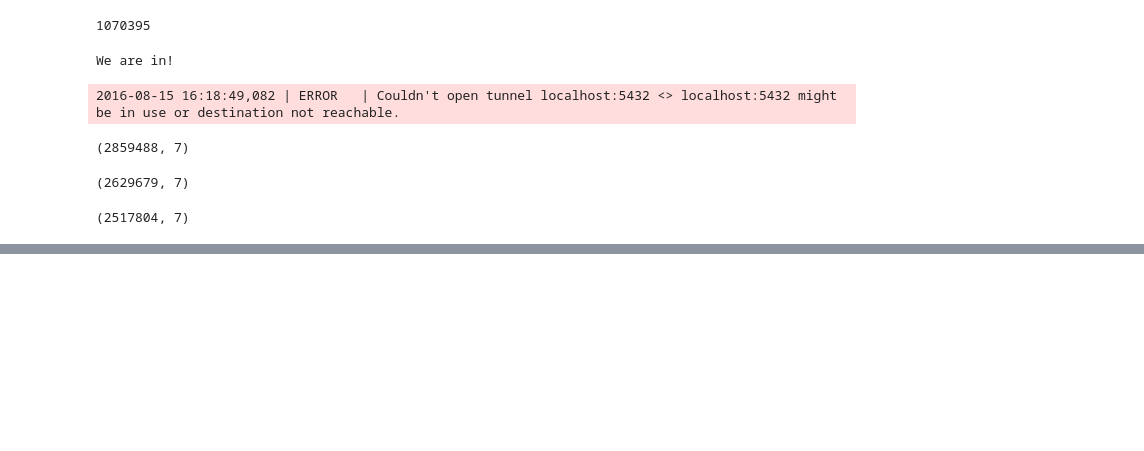
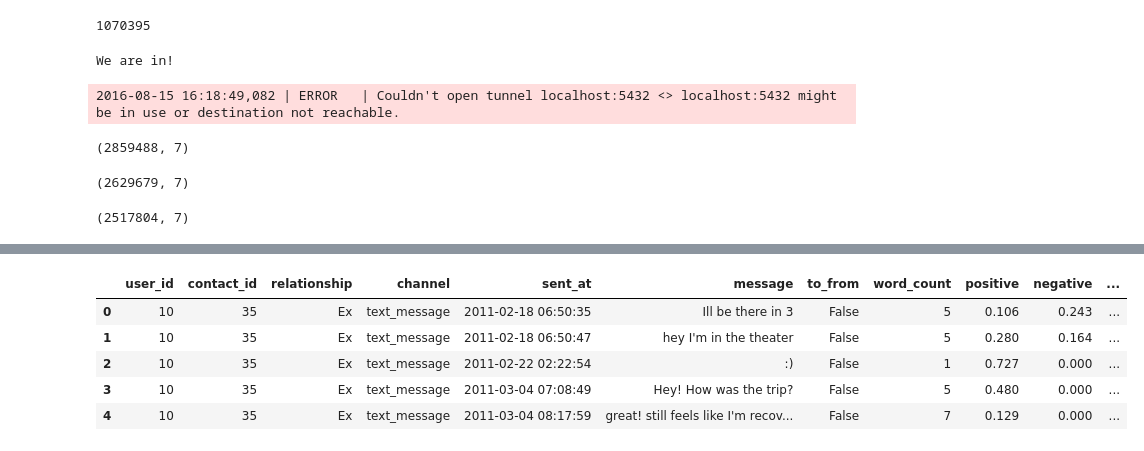
Before and after one commit to crangelsmith/Shryne_project, a Jupyter notebook: Shryne/sentiment_analysis/Extracting_saving_to_csv_Sophie.ipynb, the cells around one changed output, grey strips where cells are left out. Saved outputs shown, nothing was run; the diff lists cells and outputs as text; code cells hidden in the pictures; blank space fills up the shorter version.

```diff
--- a/Shryne/sentiment_analysis/Extracting_saving_to_csv_Sophie.ipynb
+++ b/Shryne/sentiment_analysis/Extracting_saving_to_csv_Sophie.ipynb
@@ -121,0 +154,11 @@ df_no_gmail.to_csv('all_messages_no_gmail_tf_wc.csv', sep='\t', encoding='utf-8'
+# %%
+df = pd.read_csv('./all_messages_no_gmail_tf_wc_sentiment.csv', header=0)
+# %%
+df.head()
+# %% [output]
+|  | user_id | contact_id | relationship | channel | sent_at | message | to_from | word_count | positive | negative | ... |
+| 0 | 10 | 35 | Ex | text_message | 2011-02-18 06:50:35 | Ill be there in 3 | False | 5 | 0.106 | 0.243 | ... |
+| 1 | 10 | 35 | Ex | text_message | 2011-02-18 06:50:47 | hey I'm in the theater | False | 5 | 0.280 | 0.164 | ... |
+| 2 | 10 | 35 | Ex | text_message | 2011-02-22 02:22:54 | :) | False | 1 | 0.727 | 0.000 | ... |
+| 3 | 10 | 35 | Ex | text_message | 2011-03-04 07:08:49 | Hey! How was the trip? | False | 5 | 0.480 | 0.000 | ... |
+| 4 | 10 | 35 | Ex | text_message | 2011-03-04 08:17:59 | great! still feels like I'm recov... | False | 7 | 0.129 | 0.000 | ... |
```
Also changed, not shown: parts of 5 cells of this notebook, 1 other file.
